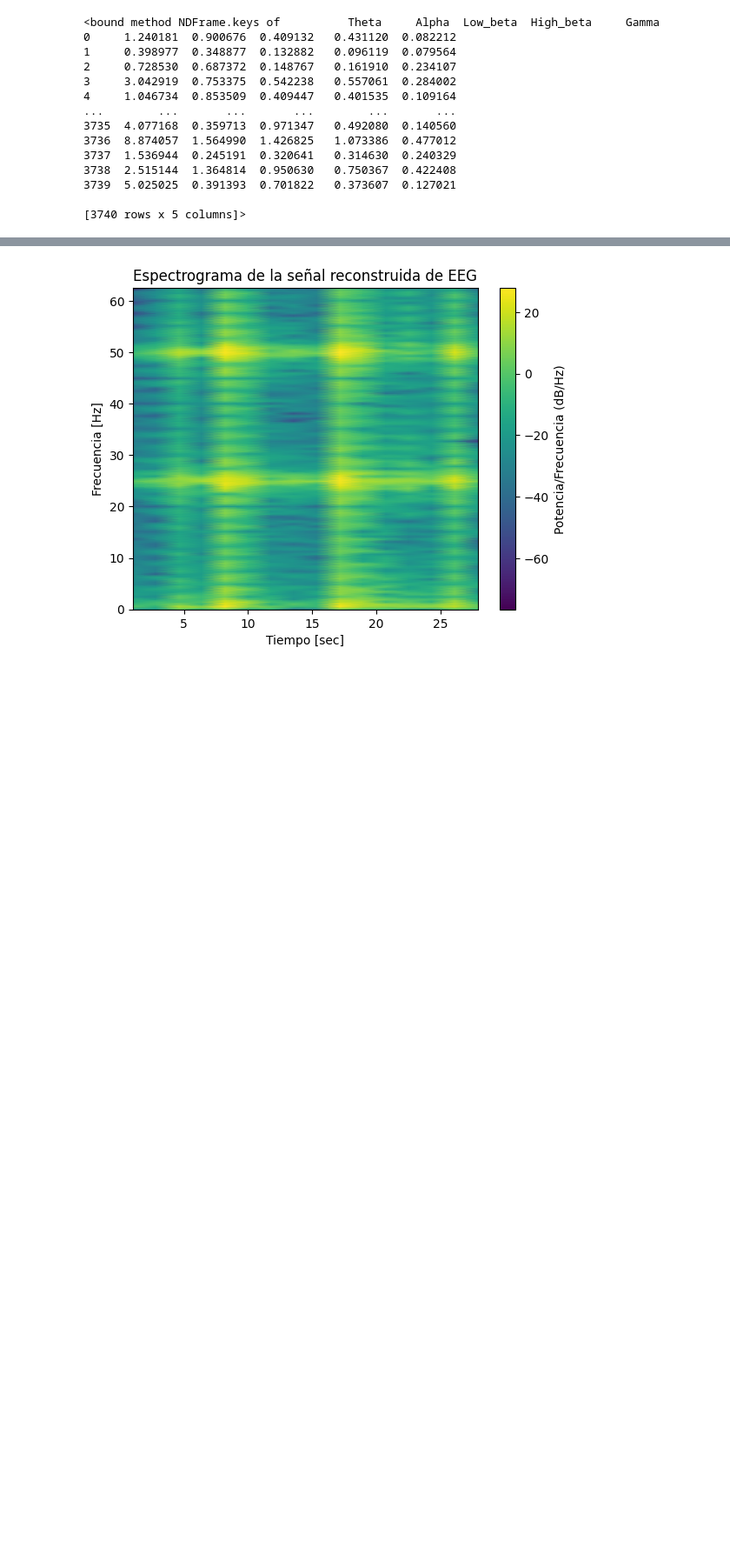
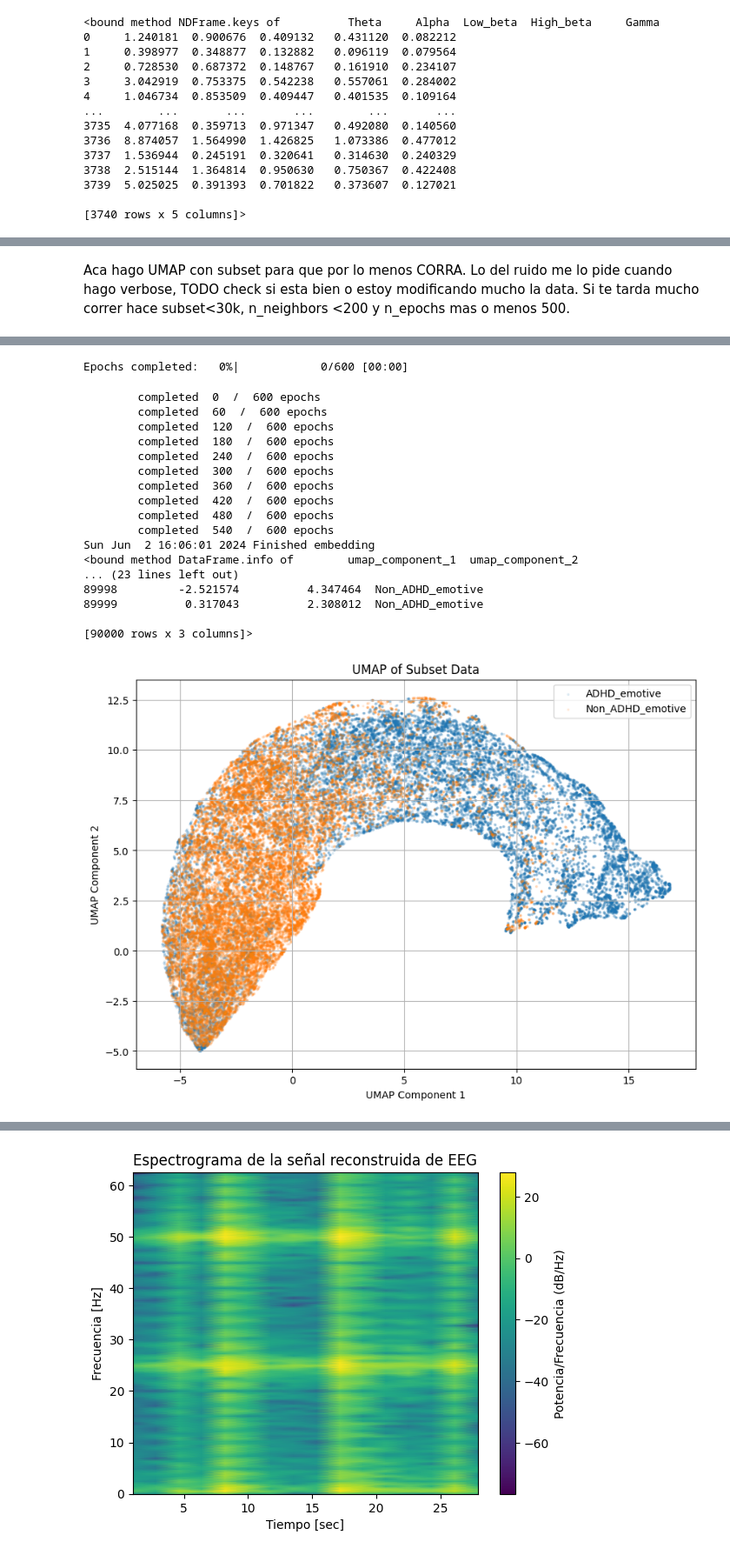
Before and after one commit to franitaa/ADHD-EEG-Game, a Jupyter notebook: ADHD_EEG_Game.ipynb, the cells around one changed output, grey strips where cells are left out. Shown at 87% size. Saved outputs shown, nothing was run; the diff lists cells and outputs as text; code cells hidden in the pictures; blank space fills up the shorter version.

```diff
--- a/ADHD_EEG_Game.ipynb
+++ b/ADHD_EEG_Game.ipynb
@@ -189,0 +364,50 @@ Explained variance ratio:
+# %% [markdown]
+Aca hago UMAP con subset para que por lo menos CORRA. Lo del ruido me lo pide cuando hago verbose, TODO check si esta bien o estoy modificando mucho la data. Si te tarda mucho correr hace subset<30k, n_neighbors <200 y n_epochs mas o menos 500.
+# %%
+subset_size_each = 45000
+x_subset = np.concatenate((x[:subset_size_each], x[-subset_size_each:]), axis=0)
+noise = np.random.normal(0, 0.0001, size=x_subset.shape)
+x_subset = x_subset + noise
+
+# Instantiate the UMAP model
+umap_model = UMAP(
+    n_components=2,
+    n_neighbors=250,
+    min_dist=0.2,
+    metric='euclidean',
+    learning_rate=0.5,
+    n_epochs=600,
+    n_jobs=-1,
+    verbose=True
+)
+
+# Fit and transform the subset of data
+umap_components = umap_model.fit_transform(x_subset)
+
+# Create a DataFrame with the UMAP components
+umap_df = pd.DataFrame(data=umap_components, columns=['umap_component_1', 'umap_component_2'])
+print(umap_df.info)
+# Combine the UMAP components with the labels
+y_concatenated = pd.concat([y[:subset_size_each].reset_index(drop=True), y[-subset_size_each:].reset_index(drop=True)])
+final_df_umap = pd.concat([umap_df, y_concatenated.reset_index(drop=True)], axis=1)
+
+print(final_df_umap.info)
+
+
+plt.figure(figsize=(10, 7))
+for label in final_df_umap['Label'].unique():
+    subset = final_df_umap[final_df_umap['Label'] == label]
+    plt.scatter(
+        subset['umap_component_1'],
+        subset['umap_component_2'],
+        label=label,
+        s=3,
+        alpha=0.1
+    )
+plt.title('UMAP of Subset Data')
+plt.xlabel('UMAP Component 1')
+plt.ylabel('UMAP Component 2')
+plt.legend(loc='best')
+plt.grid(True)
+plt.show()
+# %% [output]
@@ -189,0 +425,19 @@ Explained variance ratio:
+Epochs completed:   0%|            0/600 [00:00]
+        completed  0  /  600 epochs
+        completed  60  /  600 epochs
+        completed  120  /  600 epochs
+        completed  180  /  600 epochs
+        completed  240  /  600 epochs
+        completed  300  /  600 epochs
+        completed  360  /  600 epochs
+        completed  420  /  600 epochs
+        completed  480  /  600 epochs
+        completed  540  /  600 epochs
+Sun Jun  2 16:06:01 2024 Finished embedding
+<bound method DataFrame.info of        umap_component_1  umap_component_2
+... (23 lines left out)
+89998         -2.521574          4.347464  Non_ADHD_emotive
+89999          0.317043          2.308012  Non_ADHD_emotive
+
+[90000 rows x 3 columns]>
+[figure, added]
```
Also changed, not shown: parts of 24 cells of this notebook.
